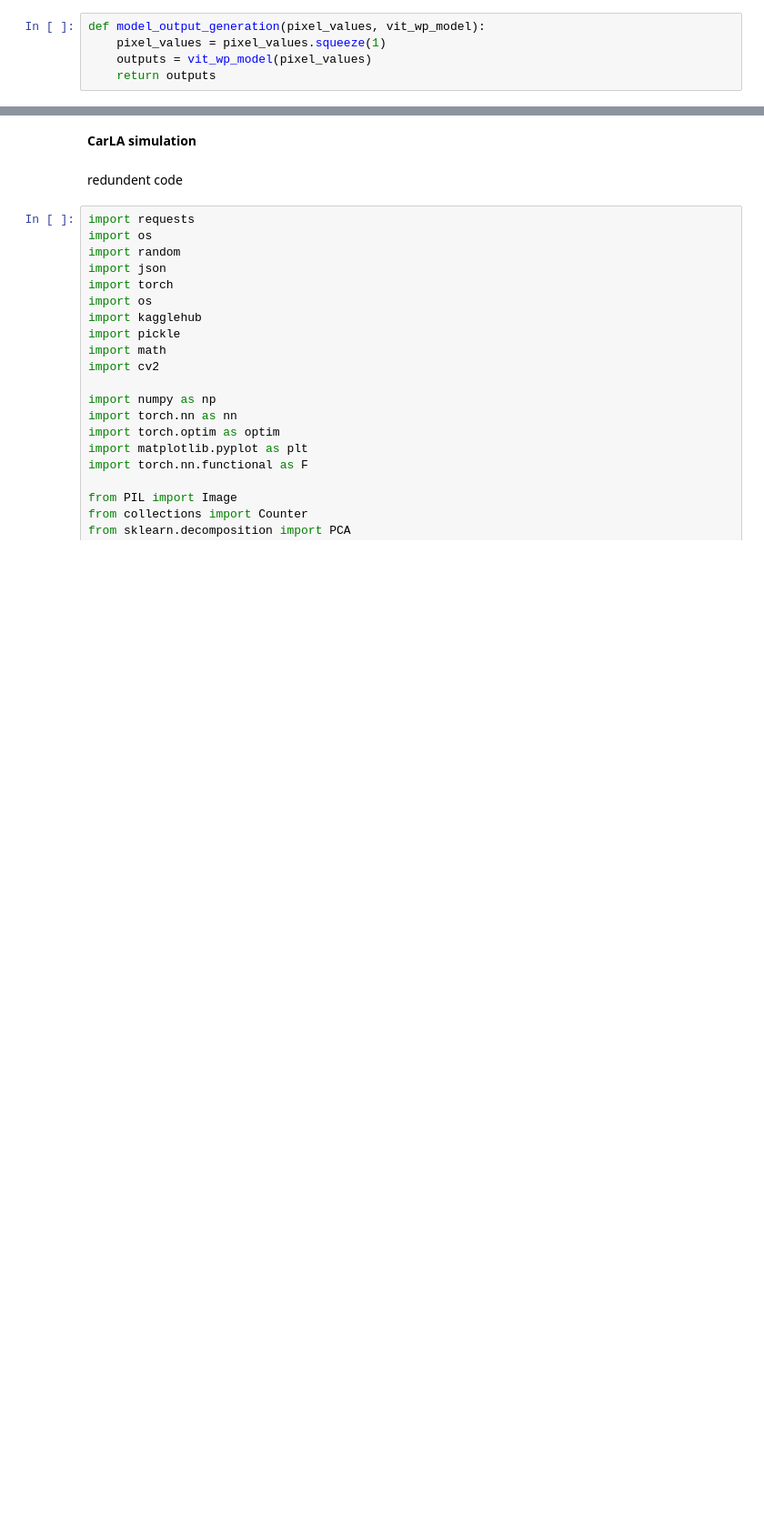
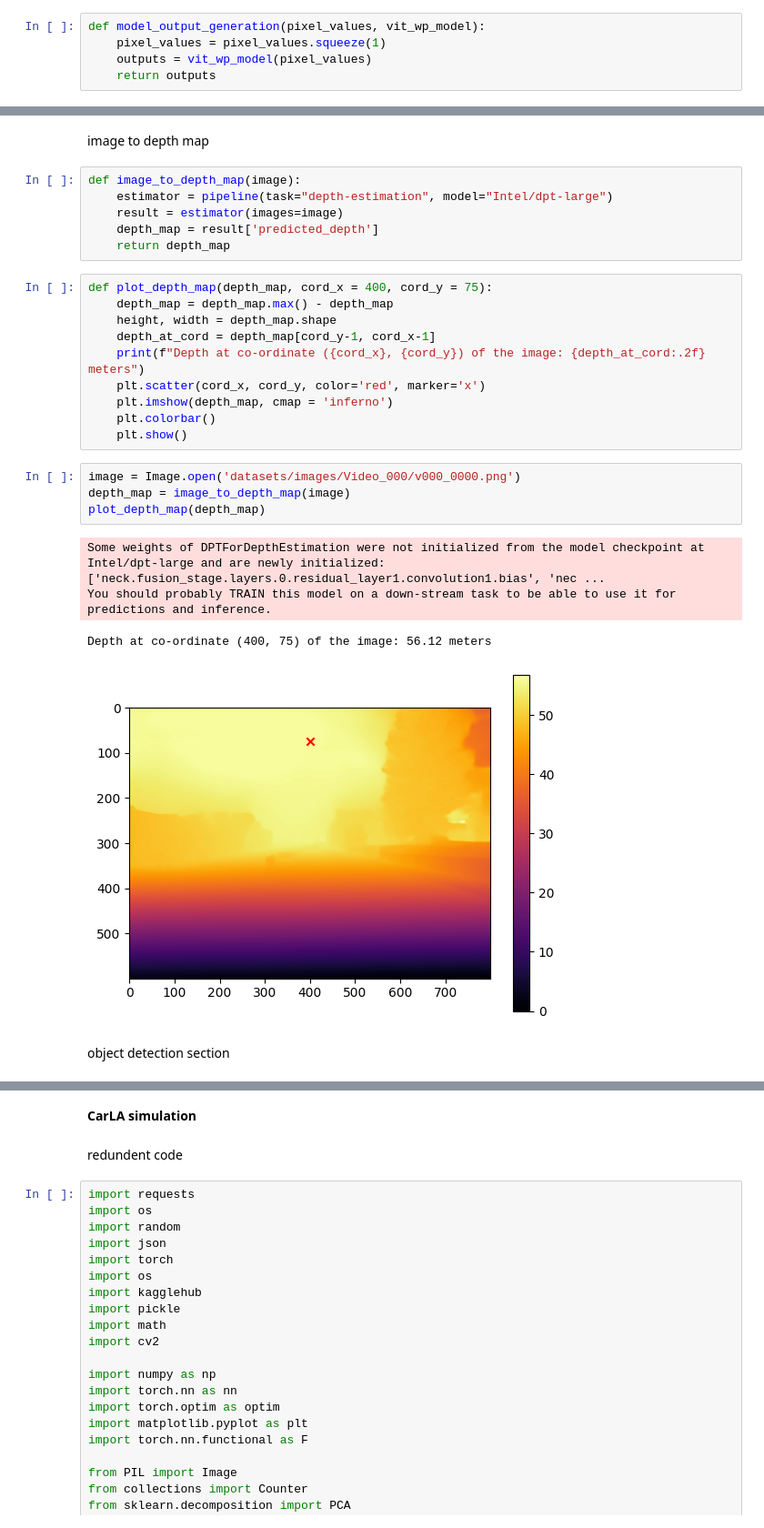
Before and after one commit to Deva10391/Causal_ZS_Generalization_for_AV_navigation, a Jupyter notebook: Causal-ZS Generalization for AV navigation.ipynb, the cells around one changed output, grey strips where cells are left out. Shown at 91% size. Cells and saved outputs as stored; diff of their text form; blank space fills up the shorter version.

Commit message:
algo 2 ready for model

```diff
--- a/Causal-ZS Generalization for AV navigation.ipynb
+++ b/Causal-ZS Generalization for AV navigation.ipynb
@@ -497,0 +431,29 @@ torch.save(best_vit_wp_model.state_dict(), 'best_vit_wp_model_updated.pth')
+# %% [markdown]
+image to depth map
+# %%
+def image_to_depth_map(image):
+    estimator = pipeline(task="depth-estimation", model="Intel/dpt-large")
+    result = estimator(images=image)
+    depth_map = result['predicted_depth']
+    return depth_map
+# %%
+def plot_depth_map(depth_map, cord_x = 400, cord_y = 75):
+    depth_map = depth_map.max() - depth_map
+    height, width = depth_map.shape
+    depth_at_cord = depth_map[cord_y-1, cord_x-1]
+    print(f"Depth at co-ordinate ({cord_x}, {cord_y}) of the image: {depth_at_cord:.2f} meters")
+    plt.scatter(cord_x, cord_y, color='red', marker='x')
+    plt.imshow(depth_map, cmap = 'inferno')
+    plt.colorbar()
+    plt.show()
+# %%
+image = Image.open('datasets/images/Video_000/v000_0000.png')
+depth_map = image_to_depth_map(image)
+plot_depth_map(depth_map)
+# %% [output]
+Some weights of DPTForDepthEstimation were not initialized from the model checkpoint at Intel/dpt-large and are newly initialized: ['neck.fusion_stage.layers.0.residual_layer1.convolution1.bias', 'nec ...
+You should probably TRAIN this model on a down-stream task to be able to use it for predictions and inference.
+Depth at co-ordinate (400, 75) of the image: 56.12 meters
+[figure, added]
+# %% [markdown]
+object detection section
```
Also changed, not shown: parts of 82 cells of this notebook, 2 other files.
